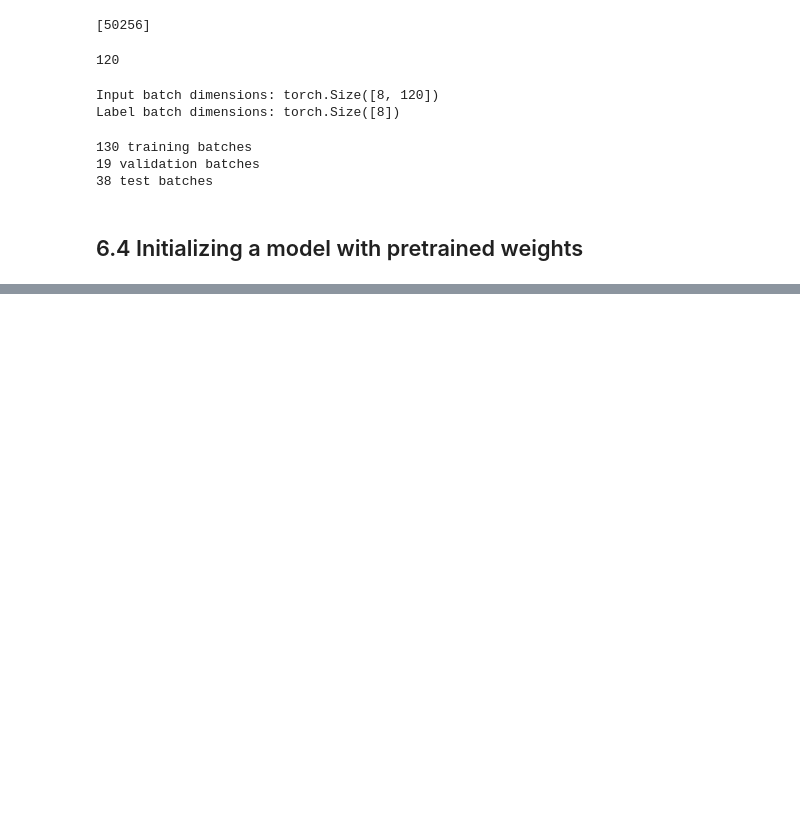
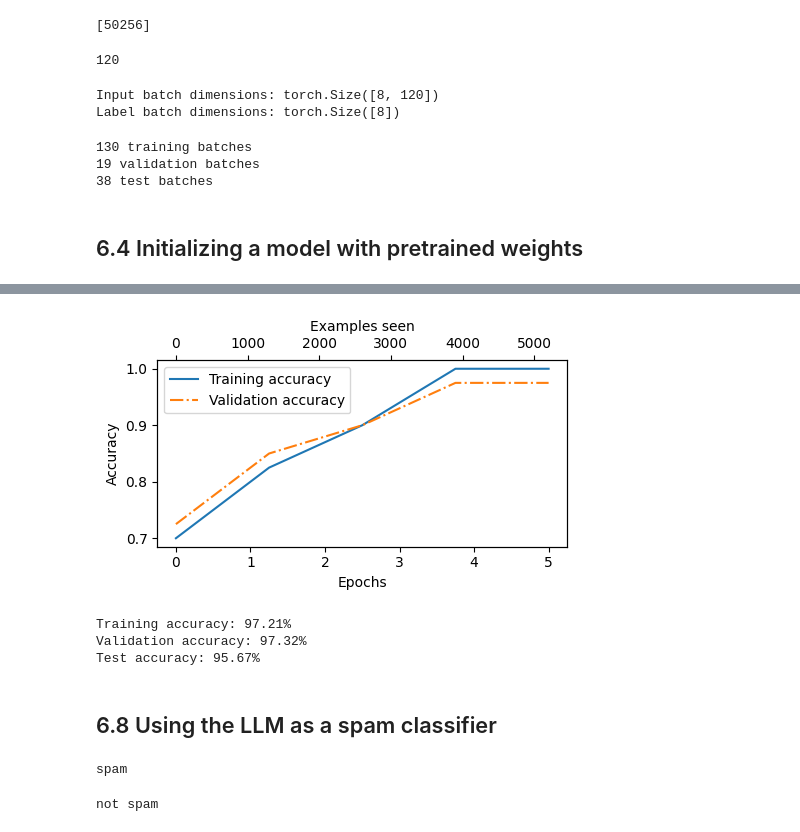
Before and after one commit to chhoumann/ml, a Jupyter notebook: src/build_a_large_language_model_from_scratch/6-fine-tuning-for-classification.ipynb, the cells around one changed output, grey strips where cells are left out. Drawn from its saved outputs; the diff is of its cells as text; code cells hidden in the pictures; blank space fills up the shorter version.

```diff
--- a/src/build_a_large_language_model_from_scratch/6-fine-tuning-for-classification.ipynb
+++ b/src/build_a_large_language_model_from_scratch/6-fine-tuning-for-classification.ipynb
@@ -227,0 +482,10 @@ print(f"{len(test_loader)} test batches")
+# %%
+# Computing the initial loss for each dataset
+with torch.no_grad():
+    train_loss = calc_loss_loader(train_loader, model, device, num_batches=5)
+    val_loss = calc_loss_loader(val_loader, model, device, num_batches=5)
+    test_loss = calc_loss_loader(test_loader, model, device, num_batches=5)
+
+print(f"Training loss: {train_loss:.3f}")
+print(f"Validation loss: {val_loss:.3f}")
+print(f"Test loss: {test_loss:.3f}")
@@ -227,0 +611,24 @@ print(f"{len(test_loader)} test batches")
+# %%
+epochs_tensor = torch.linspace(0, num_epochs, len(train_accs))
+examples_seen_tensor = torch.linspace(0, examples_seen, len(train_accs))
+
+plot_values(
+    epochs_tensor, examples_seen_tensor, train_accs, val_accs,
+    label="accuracy"
+)
+# %% [output]
+[figure, added]
+# %%
+train_accuracy = calc_accuracy_loader(train_loader, model, device)
+val_accuracy = calc_accuracy_loader(val_loader, model, device)
+test_accuracy = calc_accuracy_loader(test_loader, model, device)
+
+print(f"Training accuracy: {train_accuracy*100:.2f}%")
+print(f"Validation accuracy: {val_accuracy*100:.2f}%")
+print(f"Test accuracy: {test_accuracy*100:.2f}%")
+# %% [output]
+Training accuracy: 97.21%
+Validation accuracy: 97.32%
+Test accuracy: 95.67%
+# %% [markdown]
+## 6.8 Using the LLM as a spam classifier
@@ -227,0 +660,22 @@ print(f"{len(test_loader)} test batches")
+# %%
+text_1 = (
+    "You are a winner you have been specifically"
+    " selected to receive $1000 cash or a $2000 award."
+)
+
+print(classify_review(
+    text_1, model, tokenizer, device, max_length=train_dataset.max_length
+))
+# %% [output]
+spam
+# %%
+text_2 = (
+    "Hey, just wanted to check if we're still on"
+    " for dinner tonight? Let me know!"
+)
+
+print(classify_review(
+    text_2, model, tokenizer, device, max_length=train_dataset.max_length
+))
+# %% [output]
+not spam
```
Also changed, not shown: parts of 28 cells of this notebook, 2 other files.
